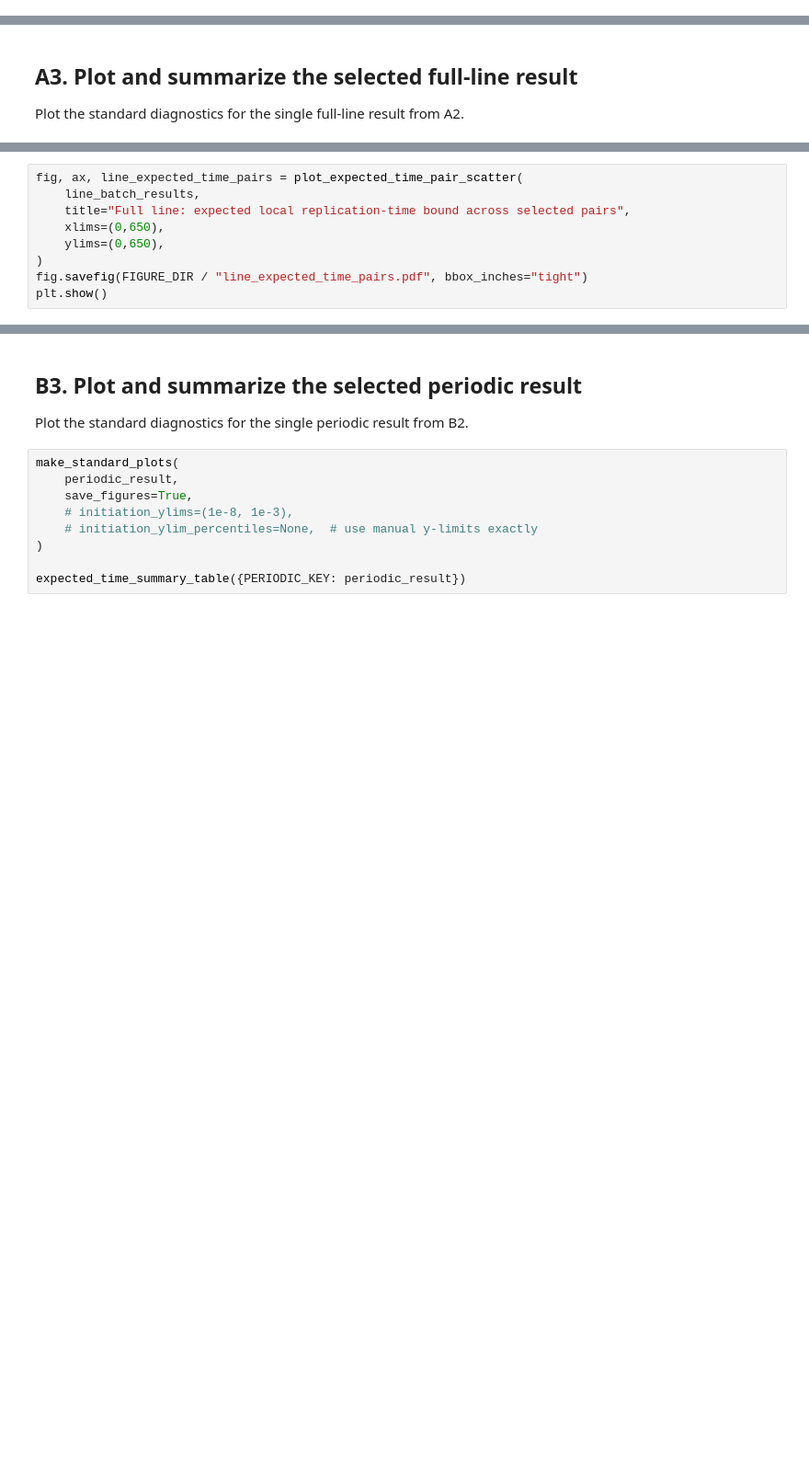
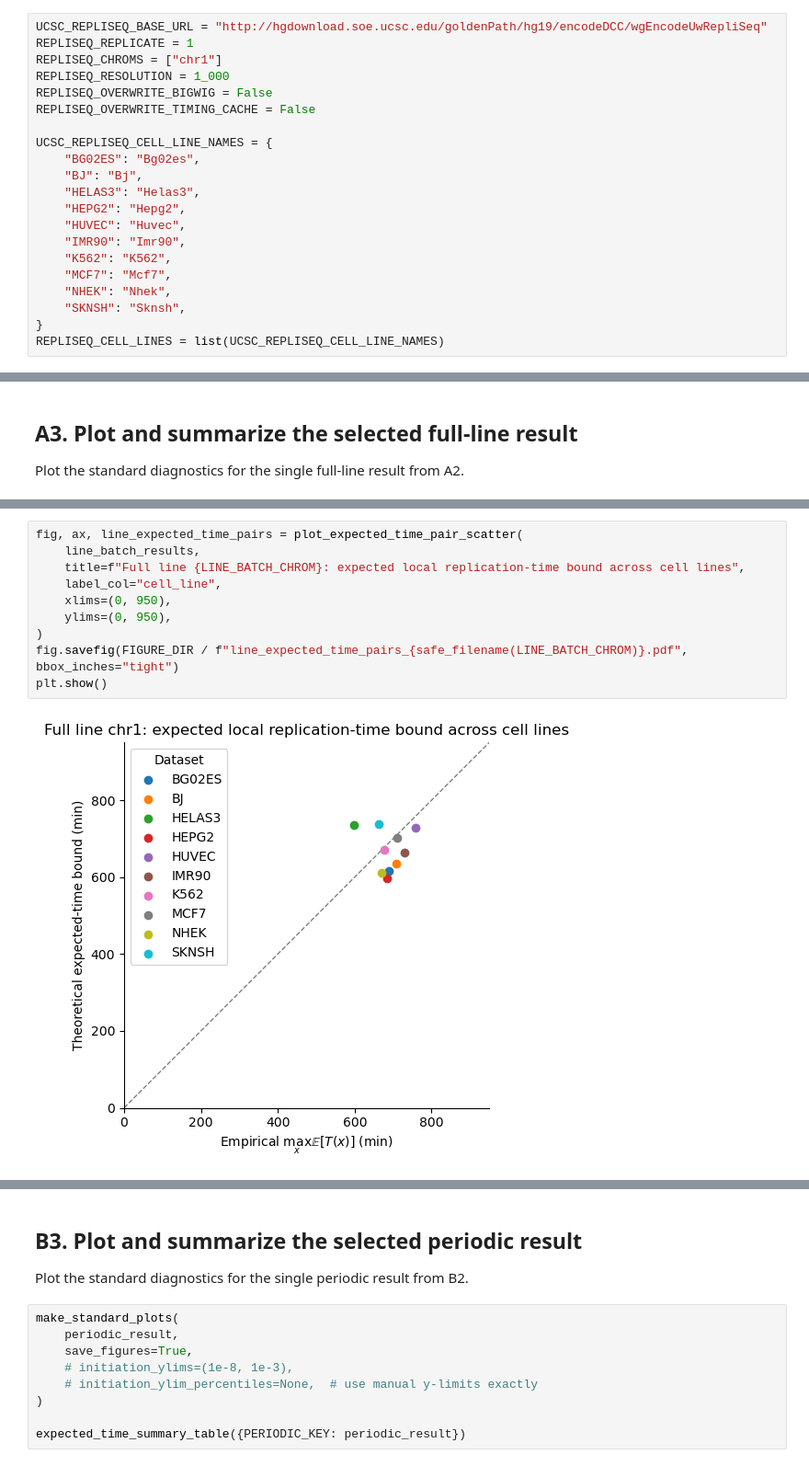
Before and after one commit to fberkemeier/dna-replication-completion, a Jupyter notebook: replication_timing_bounds.ipynb, the cells around one changed output, grey strips where cells are left out. Shown at 92% size. Saved outputs shown, nothing was run; the diff lists cells and outputs as text; blank space fills up the shorter version.

```diff
--- a/replication_timing_bounds.ipynb
+++ b/replication_timing_bounds.ipynb
@@ -46 +35,22 @@ Choose the cell lines and chromosomes to include in the full-line analysis, then
+# %%
+UCSC_REPLISEQ_BASE_URL = "http://hgdownload.soe.ucsc.edu/goldenPath/hg19/encodeDCC/wgEncodeUwRepliSeq"
+REPLISEQ_REPLICATE = 1
+REPLISEQ_CHROMS = ["chr1"]
+REPLISEQ_RESOLUTION = 1_000
+REPLISEQ_OVERWRITE_BIGWIG = False
+REPLISEQ_OVERWRITE_TIMING_CACHE = False
+
+UCSC_REPLISEQ_CELL_LINE_NAMES = {
+    "BG02ES": "Bg02es",
+    "BJ": "Bj",
+    "HELAS3": "Helas3",
+    "HEPG2": "Hepg2",
+    "HUVEC": "Huvec",
+    "IMR90": "Imr90",
+    "K562": "K562",
+    "MCF7": "Mcf7",
+    "NHEK": "Nhek",
+    "SKNSH": "Sknsh",
+}
+REPLISEQ_CELL_LINES = list(UCSC_REPLISEQ_CELL_LINE_NAMES)
 # %%
@@ -134,10 +490,13 @@ line_batch_results = run_dataset_collection(
 # %%
 fig, ax, line_expected_time_pairs = plot_expected_time_pair_scatter(
     line_batch_results,
-    title="Full line: expected local replication-time bound across selected pairs",
-    xlims=(0,650),
-    ylims=(0,650),
+    title=f"Full line {LINE_BATCH_CHROM}: expected local replication-time bound across cell lines",
+    label_col="cell_line",
+    xlims=(0, 950),
+    ylims=(0, 950),
 )
-fig.savefig(FIGURE_DIR / "line_expected_time_pairs.pdf", bbox_inches="tight")
+fig.savefig(FIGURE_DIR / f"line_expected_time_pairs_{safe_filename(LINE_BATCH_CHROM)}.pdf", bbox_inches="tight")
 plt.show()
+# %% [output]
+[figure, added]
 # %% [markdown]
```
Also changed, not shown: parts of 20 cells of this notebook, 18 other files.
